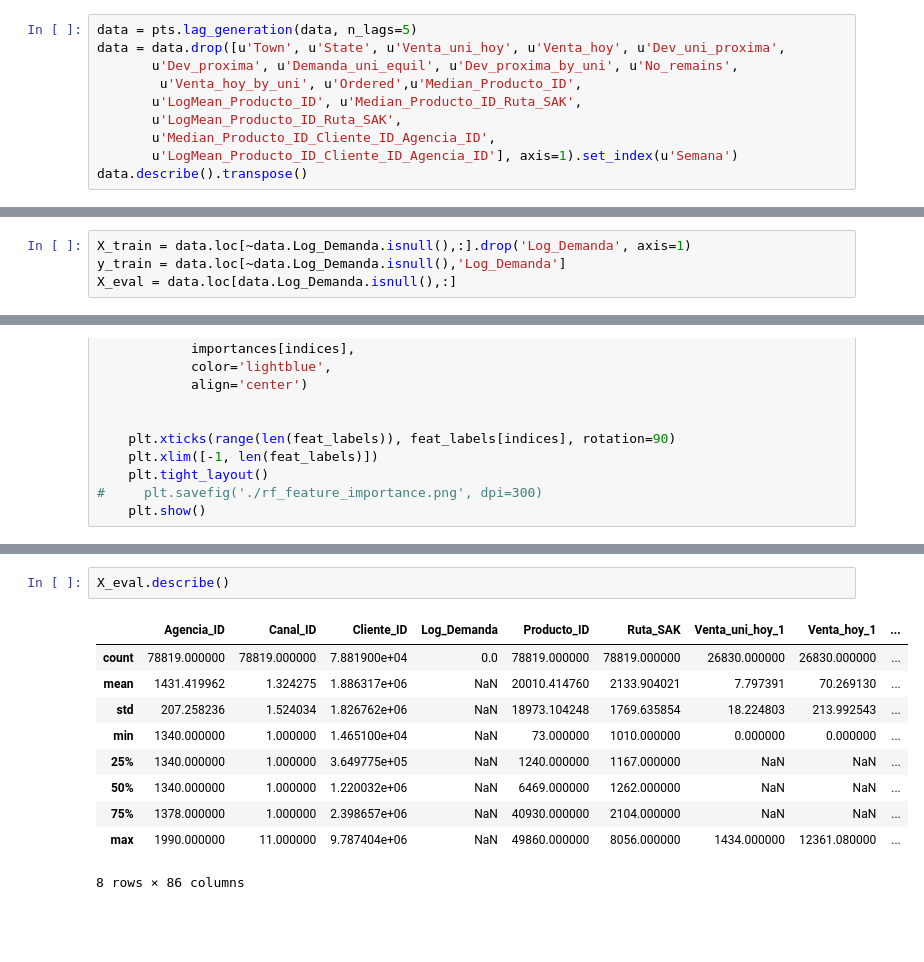
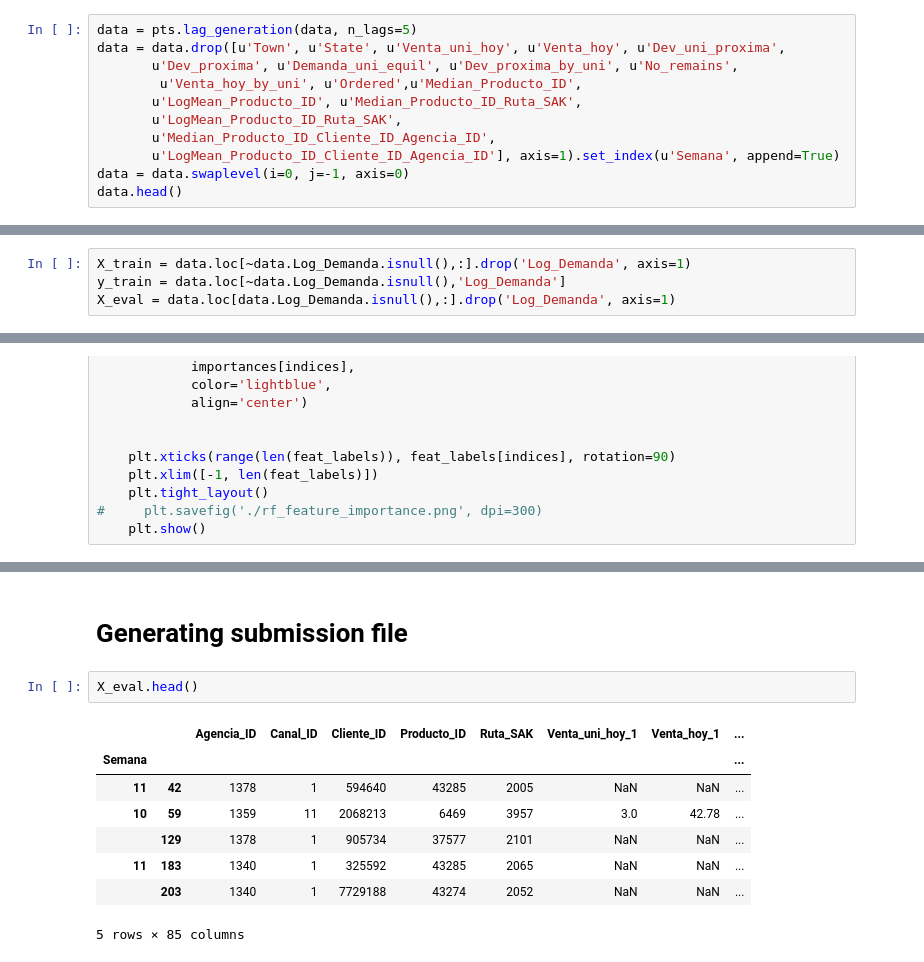
Before and after one commit to ValIlya/KB, a Jupyter notebook: models/models_timeseries_release_v01.ipynb, the cells around one changed output, grey strips where cells are left out. Cells and saved outputs as stored; diff of their text form; blank space fills up the shorter version.

```diff
--- a/models/models_timeseries_release_v01.ipynb
+++ b/models/models_timeseries_release_v01.ipynb
@@ -69,8 +69,9 @@ data = data.drop([u'Town', u'State', u'Venta_uni_hoy', u'Venta_hoy', u'Dev_uni_p
        u'LogMean_Producto_ID', u'Median_Producto_ID_Ruta_SAK',
        u'LogMean_Producto_ID_Ruta_SAK',
        u'Median_Producto_ID_Cliente_ID_Agencia_ID',
-       u'LogMean_Producto_ID_Cliente_ID_Agencia_ID'], axis=1).set_index(u'Semana')
-data.describe().transpose()
+       u'LogMean_Producto_ID_Cliente_ID_Agencia_ID'], axis=1).set_index(u'Semana', append=True)
+data = data.swaplevel(i=0, j=-1, axis=0)
+data.head()
 # %% [output]
 1 lag done
 2 lag done
@@ -98,7 +89,7 @@ data.describe().transpose()
 # %%
 X_train = data.loc[~data.Log_Demanda.isnull(),:].drop('Log_Demanda', axis=1)
 y_train = data.loc[~data.Log_Demanda.isnull(),'Log_Demanda']
-X_eval = data.loc[data.Log_Demanda.isnull(),:]
+X_eval = data.loc[data.Log_Demanda.isnull(),:].drop('Log_Demanda', axis=1)
 # %%
 import crossval
 
@@ -215,13 +283,13 @@ print (scores, rmse)
+# %% [markdown]
+# Generating submission file
 # %%
-X_eval.describe()
+X_eval.head()
 # %% [output]
-|  | Agencia_ID | Canal_ID | Cliente_ID | Log_Demanda | Producto_ID | Ruta_SAK | Venta_uni_hoy_1 | Venta_hoy_1 | ... |
-| count | 78819.000000 | 78819.000000 | 7.881900e+04 | 0.0 | 78819.000000 | 78819.000000 | 26830.000000 | 26830.000000 | ... |
-| mean | 1431.419962 | 1.324275 | 1.886317e+06 | NaN | 20010.414760 | 2133.904021 | 7.797391 | 70.269130 | ... |
-| std | 207.258236 | 1.524034 | 1.826762e+06 | NaN | 18973.104248 | 1769.635854 | 18.224803 | 213.992543 | ... |
-| min | 1340.000000 | 1.000000 | 1.465100e+04 | NaN | 73.000000 | 1010.000000 | 0.000000 | 0.000000 | ... |
-| 25% | 1340.000000 | 1.000000 | 3.649775e+05 | NaN | 1240.000000 | 1167.000000 | NaN | NaN | ... |
-| 50% | 1340.000000 | 1.000000 | 1.220032e+06 | NaN | 6469.000000 | 1262.000000 | NaN | NaN | ... |
-| 75% | 1378.000000 | 1.000000 | 2.398657e+06 | NaN | 40930.000000 | 2104.000000 | NaN | NaN | ... |
-| max | 1990.000000 | 11.000000 | 9.787404e+06 | NaN | 49860.000000 | 8056.000000 | 1434.000000 | 12361.080000 | ... |
+|  |  | Agencia_ID | Canal_ID | Cliente_ID | Producto_ID | Ruta_SAK | Venta_uni_hoy_1 | Venta_hoy_1 | ... |
+| Semana |  |  |  |  |  |  |  |  | ... |
+| 11 | 42 | 1378 | 1 | 594640 | 43285 | 2005 | NaN | NaN | ... |
+| 10 | 59 | 1359 | 11 | 2068213 | 6469 | 3957 | 3.0 | 42.78 | ... |
+|  | 129 | 1378 | 1 | 905734 | 37577 | 2101 | NaN | NaN | ... |
+| 11 | 183 | 1340 | 1 | 325592 | 43285 | 2065 | NaN | NaN | ... |
+|  | 203 | 1340 | 1 | 7729188 | 43274 | 2052 | NaN | NaN | ... |
-8 rows × 86 columns
+5 rows × 85 columns
```
Also changed, not shown: parts of 11 cells of this notebook, 1 other file.
